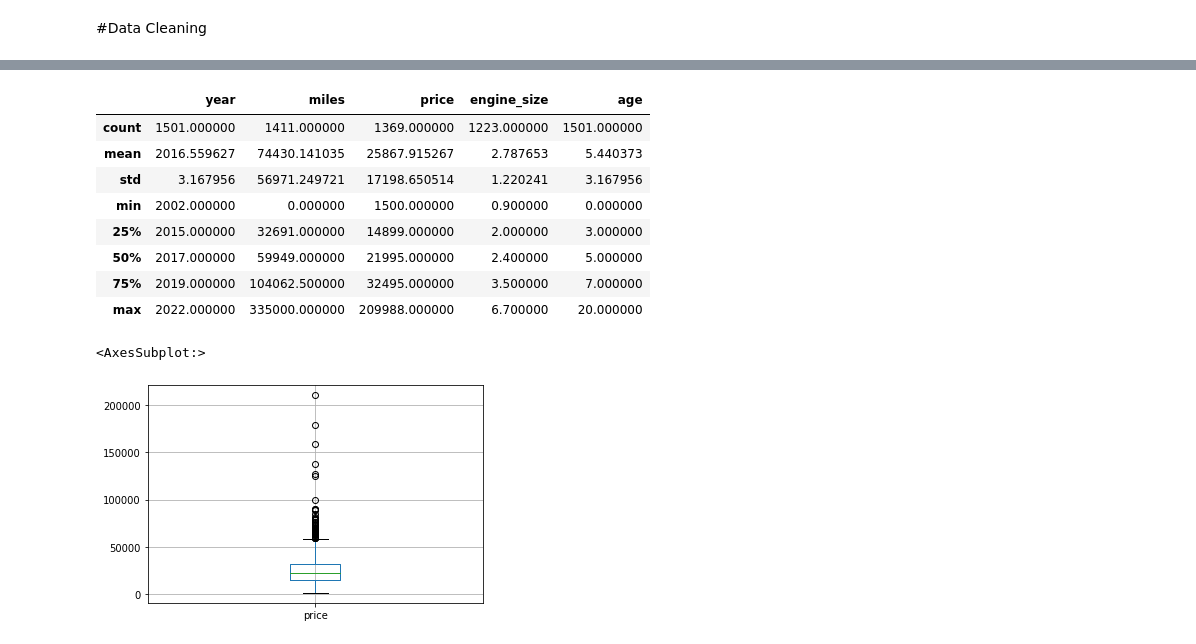
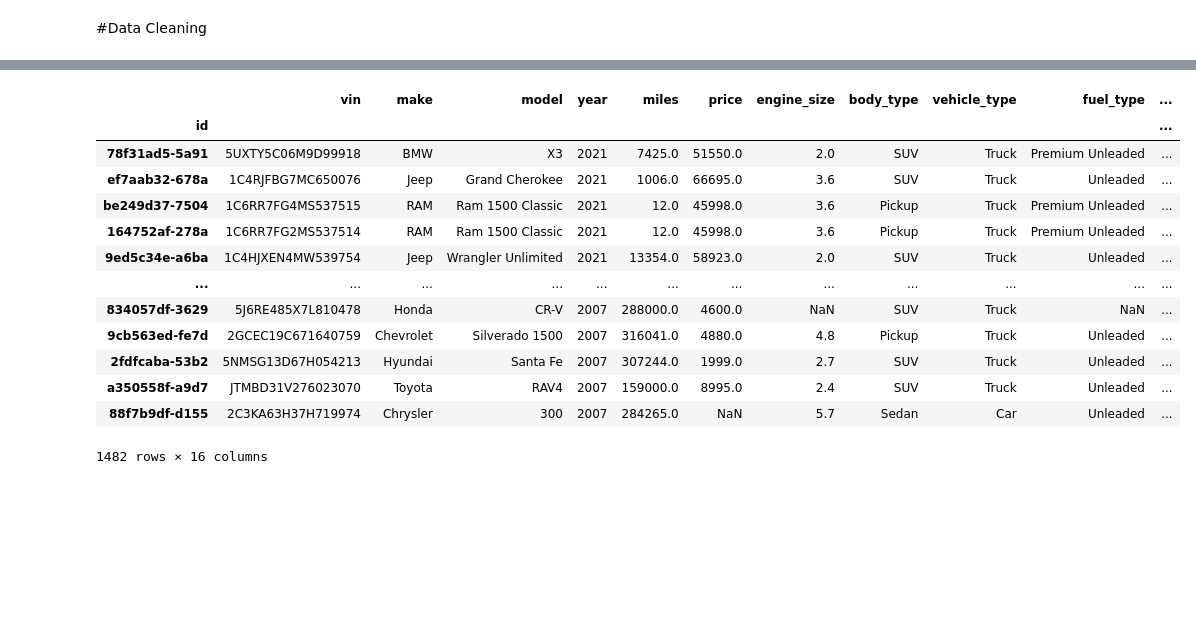
Before and after one commit to Ojooluwaseun/COMP6981-Project-Iteration1, a Jupyter notebook: Project_Iteration_1.ipynb, the cells around one changed output, grey strips where cells are left out. Cells and saved outputs as stored; diff of their text form; code cells hidden in the pictures; blank space fills up the shorter version.

Commit message:
price

```diff
--- a/Project_Iteration_1.ipynb
+++ b/Project_Iteration_1.ipynb
@@ -208,32 +191,36 @@ None
-# %%
-# #Plottng box plots to get outliers from price and miles
-# fig, axs = plt.subplots(1, 2, figsize=(12, 8))
-# axs=axs.flatten()
-
-# x1 = df_sub['price']
-# x2 = df_sub['miles']
-
-# box_vals = [x1, x2]
-# labels = ['x1', 'x2']
-# axs[0].boxplot(box_vals, labels=labels)
-
-# plt.show()
-
-from numpy import size
-
-
-display(df_sub.describe())
-# df_sub.boxplot(column=['miles'])
-df_sub.boxplot(column=['price'])
-# %% [output]
-|  | year | miles | price | engine_size | age |
-| count | 1501.000000 | 1411.000000 | 1369.000000 | 1223.000000 | 1501.000000 |
-| mean | 2016.559627 | 74430.141035 | 25867.915267 | 2.787653 | 5.440373 |
-| std | 3.167956 | 56971.249721 | 17198.650514 | 1.220241 | 3.167956 |
-| min | 2002.000000 | 0.000000 | 1500.000000 | 0.900000 | 0.000000 |
-| 25% | 2015.000000 | 32691.000000 | 14899.000000 | 2.000000 | 3.000000 |
-| 50% | 2017.000000 | 59949.000000 | 21995.000000 | 2.400000 | 5.000000 |
-| 75% | 2019.000000 | 104062.500000 | 32495.000000 | 3.500000 | 7.000000 |
-| max | 2022.000000 | 335000.000000 | 209988.000000 | 6.700000 | 20.000000 |
-<AxesSubplot:>
-[figure, removed]
+# %%
+"""
+We are able to fill missing year from Vehicle VIN.
+This function generates year of the vehicle from the VIN.
+"""
+
+def generate_year(vin):
+    decoder = {'1':'2001', '2': '2002', '3': '2003', '4':'2004', '5':'2005', '6':'2006', '7':'2007', '8':'2008', '9':'2009', 'A':'2010', 'B':'2011',
+               'C':'2012', 'D':'2013', 'E':'2014', 'F':'2015', 'G':'2016', 'H':'2017', 'J':'2018', 'K':'2019', 'L':'2020', 'M':'2021', 'N':'2022'}
+    vin = str(vin)
+    if (len(vin) != 17) :
+        return
+    else:
+        year_code = str(vin)[-8]
+
+        for key,value in decoder.items():
+            if year_code == key:
+                return value
+
+df_sub['year'] = df_sub['vin'].apply(generate_year)
+df_sub.sort_values(by=['year'], ascending=False)
+# %% [output]
+|  | vin | make | model | year | miles | price | engine_size | body_type | vehicle_type | fuel_type | ... |
+| id |  |  |  |  |  |  |  |  |  |  | ... |
+| 78f31ad5-5a91 | 5UXTY5C06M9D99918 | BMW | X3 | 2021 | 7425.0 | 51550.0 | 2.0 | SUV | Truck | Premium Unleaded | ... |
+| ef7aab32-678a | 1C4RJFBG7MC650076 | Jeep | Grand Cherokee | 2021 | 1006.0 | 66695.0 | 3.6 | SUV | Truck | Unleaded | ... |
+| be249d37-7504 | 1C6RR7FG4MS537515 | RAM | Ram 1500 Classic | 2021 | 12.0 | 45998.0 | 3.6 | Pickup | Truck | Premium Unleaded | ... |
+| 164752af-278a | 1C6RR7FG2MS537514 | RAM | Ram 1500 Classic | 2021 | 12.0 | 45998.0 | 3.6 | Pickup | Truck | Premium Unleaded | ... |
+| 9ed5c34e-a6ba | 1C4HJXEN4MW539754 | Jeep | Wrangler Unlimited | 2021 | 13354.0 | 58923.0 | 2.0 | SUV | Truck | Unleaded | ... |
+| ... | ... | ... | ... | ... | ... | ... | ... | ... | ... | ... | ... |
+| 834057df-3629 | 5J6RE485X7L810478 | Honda | CR-V | 2007 | 288000.0 | 4600.0 | NaN | SUV | Truck | NaN | ... |
+| 9cb563ed-fe7d | 2GCEC19C671640759 | Chevrolet | Silverado 1500 | 2007 | 316041.0 | 4880.0 | 4.8 | Pickup | Truck | Unleaded | ... |
+| 2fdfcaba-53b2 | 5NMSG13D67H054213 | Hyundai | Santa Fe | 2007 | 307244.0 | 1999.0 | 2.7 | SUV | Truck | Unleaded | ... |
+| a350558f-a9d7 | JTMBD31V276023070 | Toyota | RAV4 | 2007 | 159000.0 | 8995.0 | 2.4 | SUV | Truck | Unleaded | ... |
+| 88f7b9df-d155 | 2C3KA63H37H719974 | Chrysler | 300 | 2007 | 284265.0 | NaN | 5.7 | Sedan | Car | Unleaded | ... |
+1482 rows × 16 columns
```
Also changed, not shown: parts of 7 cells of this notebook, 2 other files.
